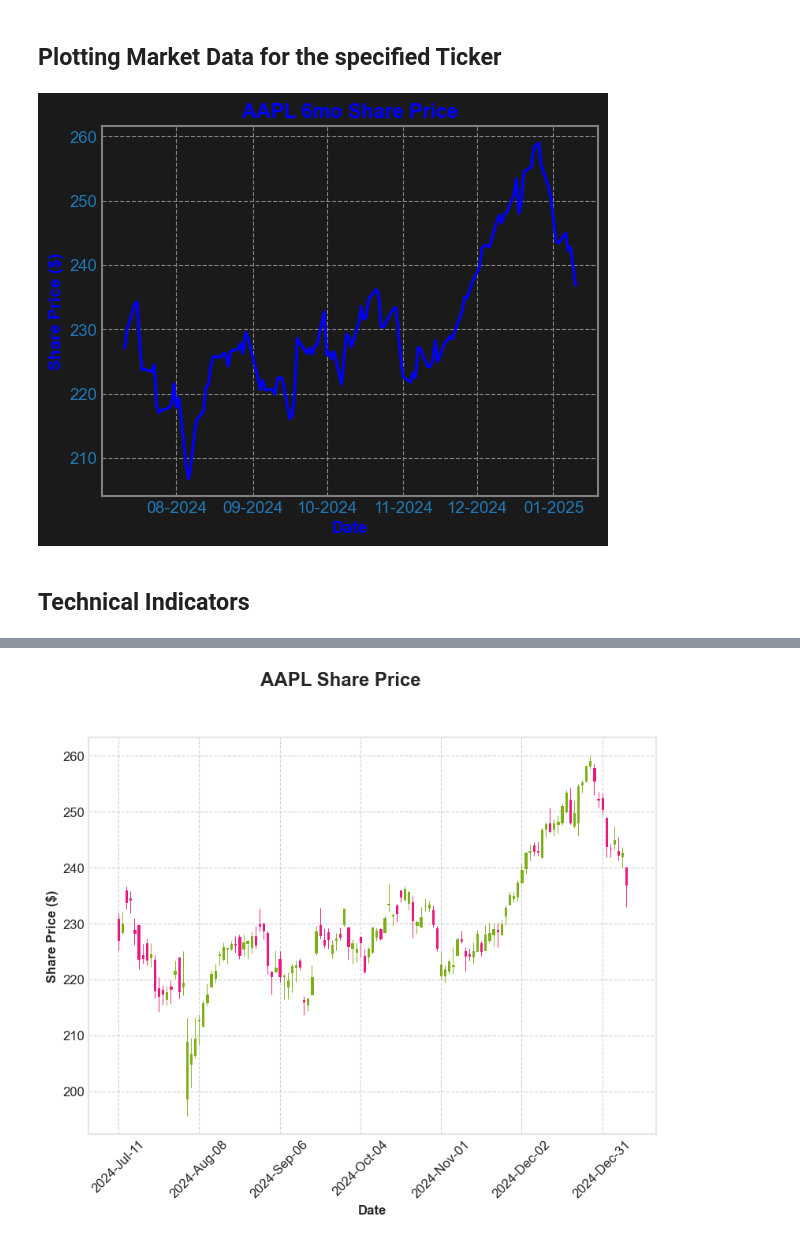
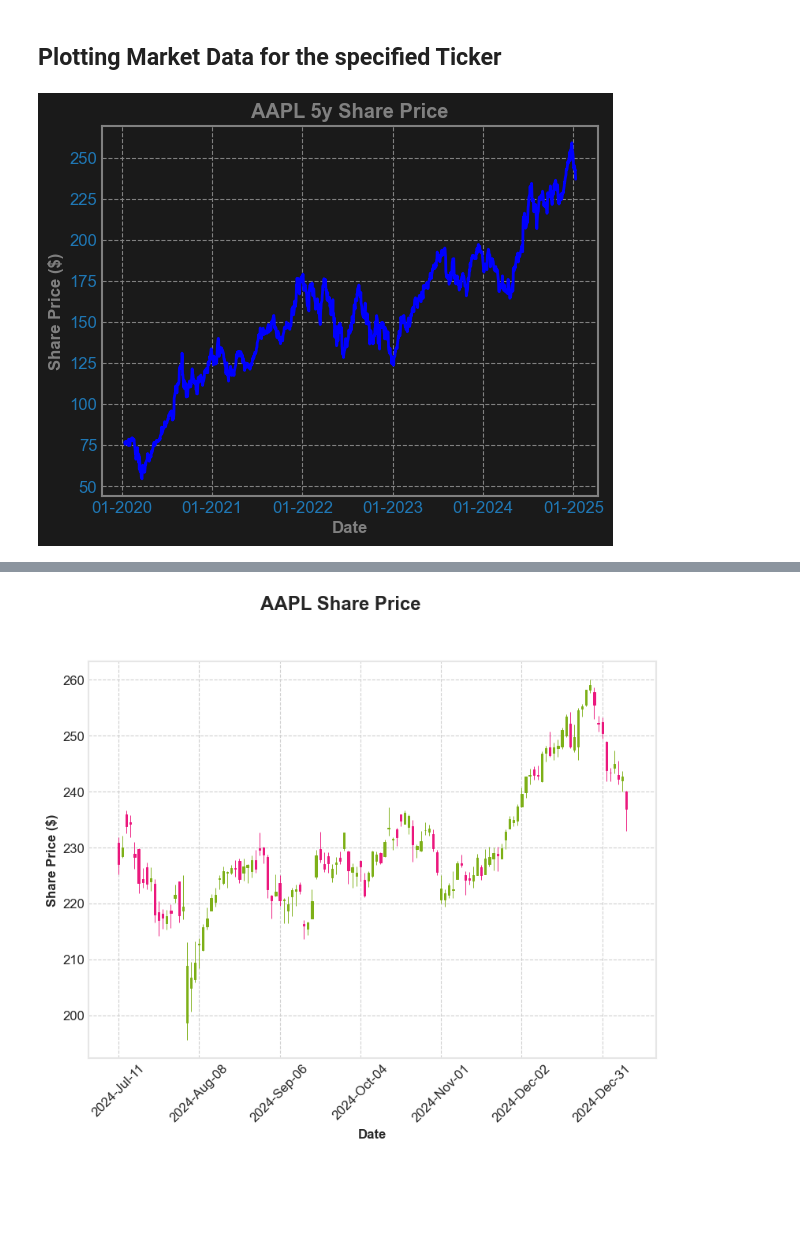
Before and after one commit to fdennehy/pfda-project, a Jupyter notebook: tech_analysis.ipynb, the cells around one changed output, grey strips where cells are left out. Drawn from its saved outputs; the diff is of its cells as text; code cells hidden in the pictures; blank space fills up the shorter version.

```diff
--- a/tech_analysis.ipynb
+++ b/tech_analysis.ipynb
@@ -37,6 +37,6 @@ import matplotlib.dates as mdates
 # Set ticker and get historical data for past time period.
 
 ticker = 'AAPL'
-period = '6mo'
+period = '5y'
 market_data = yf.download(ticker, period=period, multi_level_index=False)
 market_data
@@ -73,41 +114,40 @@ market_data.to_csv(filename)
 # %%
 # Plot the Closing prices
 
+# Style taken from the follow:
 # https://coderslegacy.com/python/dark-themes-in-matplotlib/#:~:text=Matplotlib%20provides%20a%20built-in%20theme%20that%20can%20be,color%20to%20white%2C%20providing%20a%20dark%20mode%20theme.
 plt.style.use({
     'axes.facecolor': '#1a1a1a',
     'axes.edgecolor': 'gray',
     'axes.labelcolor': 'white',
     'text.color': 'white',
     'xtick.color': 'tab:blue',
     'ytick.color': 'tab:blue',
     'grid.color': 'gray',
     'figure.facecolor': '#1a1a1a',
     'figure.edgecolor': '#1a1a1a',
     'savefig.facecolor': '#1a1a1a',
     'savefig.edgecolor': '#1a1a1a',
 })
 
 # plot figure and axes
 fig, ax = plt.subplots()
 
 # Title.
-ax.set_title(ticker + " " + period + " Share Price", weight='bold', color = 'blue')
+ax.set_title(ticker + " " + period + " Share Price", weight='bold', color = 'grey')
 
 # Axis labels.
-ax.set_xlabel('Date', weight='bold', color = 'blue')
-ax.set_ylabel('Share Price ($)', weight ='bold', color = 'blue')
+ax.set_xlabel('Date', weight='bold', color = 'grey')
+ax.set_ylabel('Share Price ($)', weight ='bold', color = 'grey')
 
 # Set date format on x-axis
 # https://stackoverflow.com/questions/14946371/editing-the-date-formatting-of-x-axis-tick-labels
 ax.xaxis.set_major_formatter(mdates.DateFormatter('%m-%Y'))
 
 # Generate plot
 ax.plot(market_data["Close"], color = 'blue')
 
 # Add Grid Lines
 ax.grid(True)
 # %% [output]
-[figure, old version]
+[figure, new version]
-# %% [markdown]
-## Technical Indicators ##
```
Also changed, not shown: parts of 22 cells of this notebook, 2 other files.
